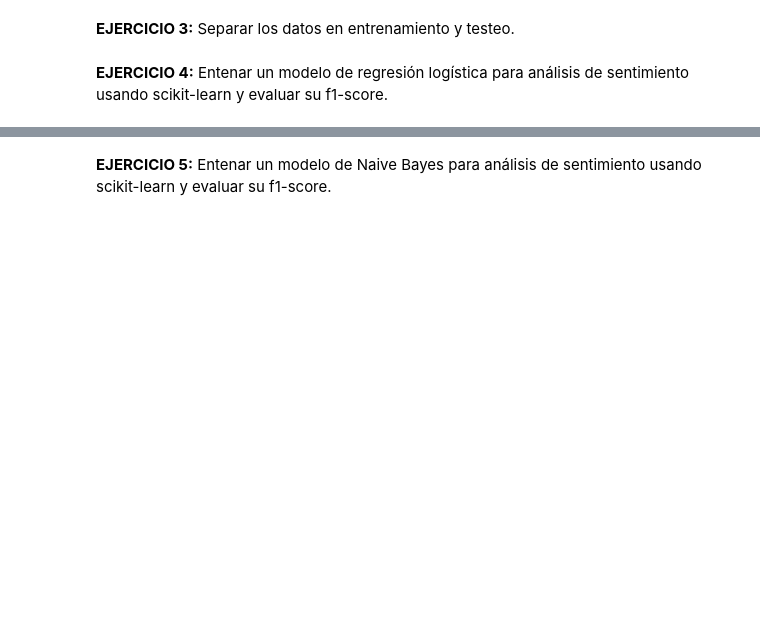
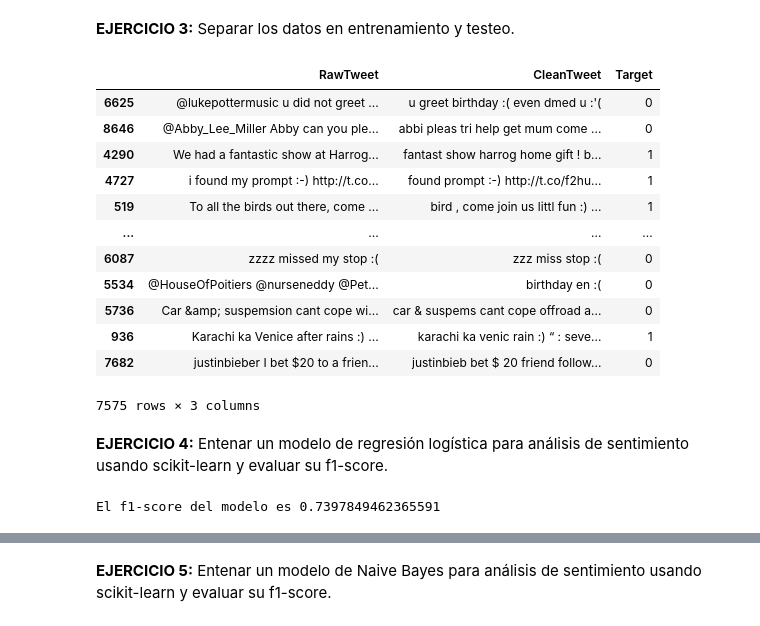
Before and after one commit to fdiazja93/especialidad-en-GenAI, a Jupyter notebook: Clase 2/laboratorio_2.ipynb, the cells around one changed output, grey strips where cells are left out. Drawn from its saved outputs; the diff is of its cells as text; code cells hidden in the pictures; blank space fills up the shorter version.

```diff
--- a/Clase 2/laboratorio_2.ipynb
+++ b/Clase 2/laboratorio_2.ipynb
@@ -108,3 +123,9 @@ negative_tweets_raw = twitter_samples.strings('negative_tweets.json')
 - Tokenize un tweet.
 - Filtre un tweet, removiendo puntuación irrelevante y palabras stop.
 - Realice stemming.
+# %%
+t = positive_tweets_raw[0]
+tweet_tok = tokenizer.tokenize(t)
+tweet_filtered = [word for word in tweet_tok if (word not in stop_words and punc) and ('#' not in word)]
+tweet_stemmed = [stemmer.stem(word) for word in tweet_filtered]
+tweet_stemmed
@@ -111,6 +134,6 @@ negative_tweets_raw = twitter_samples.strings('negative_tweets.json')
 # %%
 def clean_tweet(tweet, tokenizer, stemmer, punc, stop_words):
-    tweet_tok = []
-    tweet_filtered = []
-    tweet_stemmed = []
-    return
+    tweet_tok = tokenizer.tokenize(tweet)
+    tweet_filtered = [word for word in tweet_tok if (word not in stop_words and punc) and ('#' not in word)]
+    tweet_stemmed = [stemmer.stem(word) for word in tweet_filtered]
+    return ' '.join(tweet_stemmed)
@@ -117,7 +144,9 @@ def clean_tweet(tweet, tokenizer, stemmer, punc, stop_words):
 # %% [markdown]
 **EJERCICIO 2:** Construir una lista llamada `data` que contenga tuplas `(tweet_raw, tweet_clean, sentiment)` para todos los tweets. Representar los sentimientos con 1 para positivo y 0 para negativo. Con esat lista crearemos un dataframe de pandas más adelante.
 # %%
-data = []
+positive_data = [(t, clean_tweet(t, tokenizer, stemmer, punc, stop_words), 1) for t in positive_tweets_raw]
+negative_data = [(t, clean_tweet(t, tokenizer, stemmer, punc, stop_words), 0) for t in negative_tweets_raw]
+data = positive_data + negative_data
 # %%
 # Creamos el dataframe
 df = pd.DataFrame(data, columns=['RawTweet', 'CleanTweet', 'Target'])
@@ -126,21 +164,41 @@ df = df.drop_duplicates(subset=['CleanTweet'])
 # %% [markdown]
 **EJERCICIO 3:** Separar los datos en entrenamiento y testeo.
 # %%
-X = []
-y = []
-X_train, X_test, y_train, y_test = []
-df_train = []
-df_test  = []
+X = df['CleanTweet']
+y = df['Target']
+X_train, X_test, y_train, y_test = train_test_split(X, y, test_size=0.2, random_state=42)
+
+df_train = pd.concat([df['RawTweet'][X_train.index], X_train, y_train], axis=1)
+df_test  = pd.concat([df['RawTweet'][X_test.index], X_test, y_test], axis=1)
+# %%
+df_train
+# %% [output]
+|  | RawTweet | CleanTweet | Target |
+| 6625 | @lukepottermusic u did not greet ... | u greet birthday :( even dmed u :'( | 0 |
+| 8646 | @Abby_Lee_Miller Abby can you ple... | abbi pleas tri help get mum come ... | 0 |
+| 4290 | We had a fantastic show at Harrog... | fantast show harrog home gift ! b... | 1 |
+| 4727 | i found my prompt :-) http://t.co... | found prompt :-) http://t.co/f2hu... | 1 |
+| 519 | To all the birds out there, come ... | bird , come join us littl fun :) ... | 1 |
+| ... | ... | ... | ... |
+| 6087 | zzzz missed my stop :( | zzz miss stop :( | 0 |
+| 5534 | @HouseOfPoitiers @nurseneddy @Pet... | birthday en :( | 0 |
+| 5736 | Car &amp; suspemsion cant cope wi... | car & suspems cant cope offroad a... | 0 |
+| 936 | Karachi ka Venice after rains :) ... | karachi ka venic rain :) “ : seve... | 1 |
+| 7682 | justinbieber I bet $20 to a frien... | justinbieb bet $ 20 friend follow... | 0 |
+7575 rows × 3 columns
 # %% [markdown]
 **EJERCICIO 4:** Entenar un modelo de regresión logística para análisis de sentimiento usando scikit-learn y evaluar su f1-score.
 # %%
-vectorizer1 = CountVectorizer(tokenizer=lambda t: t.split(), token_pattern=None)
-#vectorizer1 = CountVectorizer()
-logreg = []
-pipe1 = []
-y_pred1 = []
-f11 = []
+#vectorizer1 = CountVectorizer(tokenizer=lambda t: t.split(), token_pattern=None)
+vectorizer1 = CountVectorizer()
+logreg = LogisticRegression()
+pipe1 = Pipeline([('vectorizer', vectorizer1), ('model', logreg)])
+pipe1.fit(X_train, y_train)
+y_pred1 = pipe1.predict(X_test)
+f11 = f1_score(y_test, y_pred1)
 print(f'El f1-score del modelo es {f11}')
+# %% [output]
+El f1-score del modelo es 0.7397849462365591
 # %%
 # Validación cruzada para ver si tenemos overfitting
 scores1 = cross_val_score(pipe1, X, y, cv=5, scoring='f1')
```
Also changed, not shown: parts of 9 cells of this notebook, 1 other file.
